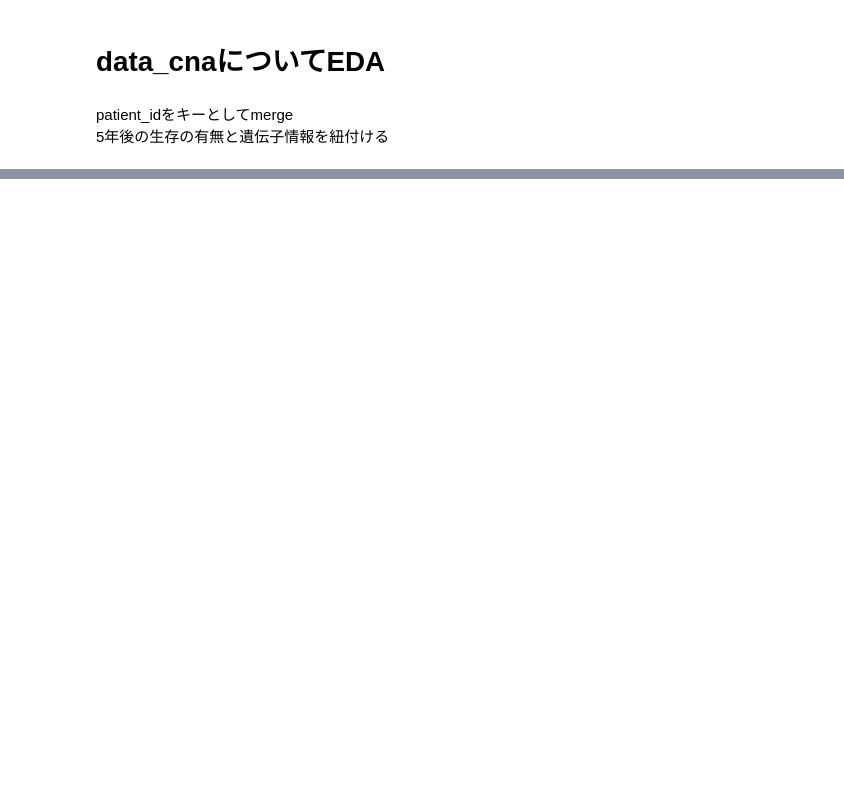
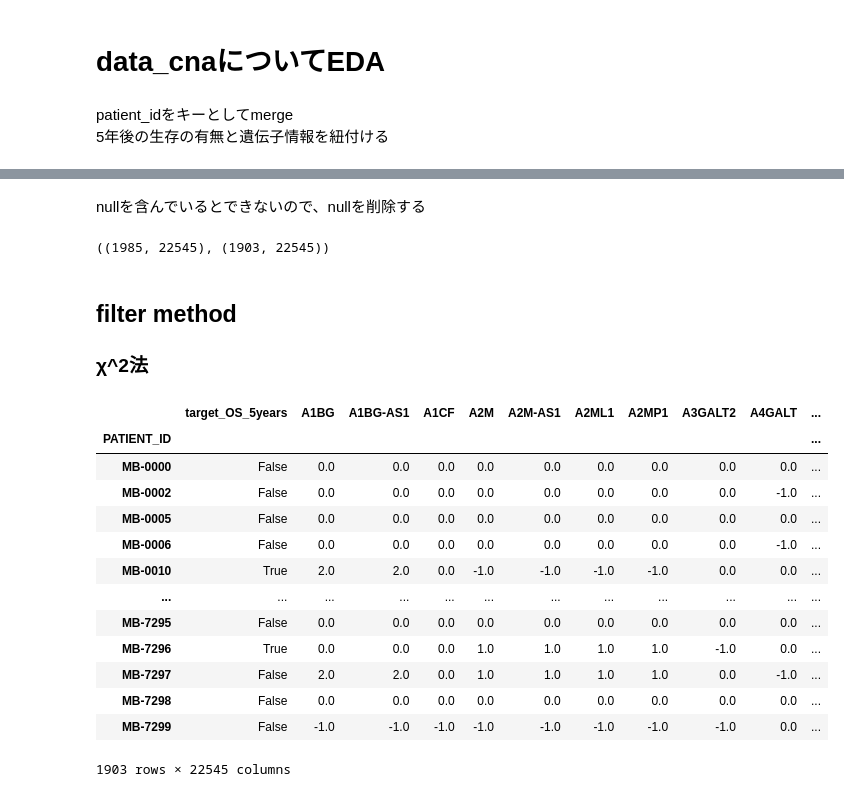
Before and after one commit to mono-clone/breast_cancer_analytics, a Jupyter notebook: notebooks/1.1-EDA_genes.ipynb, the cells around one changed output, grey strips where cells are left out. Saved outputs shown, nothing was run; the diff lists cells and outputs as text; code cells hidden in the pictures; blank space fills up the shorter version.

```diff
--- a/notebooks/1.1-EDA_genes.ipynb
+++ b/notebooks/1.1-EDA_genes.ipynb
@@ -254,0 +310,12 @@ array([False, True], dtype=object)
+# %% [markdown]
+nullを含んでいるとできないので、nullを削除する
+# %%
+df_MB_genes.shape, df_MB_genes.dropna().shape
+# %% [output]
+((1985, 22545), (1903, 22545))
+# %%
+df_MB_genes.dropna(inplace=True)
+# %% [markdown]
+## filter method
+
+### χ^2法
@@ -254,0 +326,17 @@ array([False, True], dtype=object)
+# %%
+df_MB_genes
+# %% [output]
+|  | target_OS_5years | A1BG | A1BG-AS1 | A1CF | A2M | A2M-AS1 | A2ML1 | A2MP1 | A3GALT2 | A4GALT | ... |
+| PATIENT_ID |  |  |  |  |  |  |  |  |  |  | ... |
+| MB-0000 | False | 0.0 | 0.0 | 0.0 | 0.0 | 0.0 | 0.0 | 0.0 | 0.0 | 0.0 | ... |
+| MB-0002 | False | 0.0 | 0.0 | 0.0 | 0.0 | 0.0 | 0.0 | 0.0 | 0.0 | -1.0 | ... |
+| MB-0005 | False | 0.0 | 0.0 | 0.0 | 0.0 | 0.0 | 0.0 | 0.0 | 0.0 | 0.0 | ... |
+| MB-0006 | False | 0.0 | 0.0 | 0.0 | 0.0 | 0.0 | 0.0 | 0.0 | 0.0 | -1.0 | ... |
+| MB-0010 | True | 2.0 | 2.0 | 0.0 | -1.0 | -1.0 | -1.0 | -1.0 | 0.0 | 0.0 | ... |
+| ... | ... | ... | ... | ... | ... | ... | ... | ... | ... | ... | ... |
+| MB-7295 | False | 0.0 | 0.0 | 0.0 | 0.0 | 0.0 | 0.0 | 0.0 | 0.0 | 0.0 | ... |
+| MB-7296 | True | 0.0 | 0.0 | 0.0 | 1.0 | 1.0 | 1.0 | 1.0 | -1.0 | 0.0 | ... |
+| MB-7297 | False | 2.0 | 2.0 | 0.0 | 1.0 | 1.0 | 1.0 | 1.0 | 0.0 | -1.0 | ... |
+| MB-7298 | False | 0.0 | 0.0 | 0.0 | 0.0 | 0.0 | 0.0 | 0.0 | 0.0 | 0.0 | ... |
+| MB-7299 | False | -1.0 | -1.0 | -1.0 | -1.0 | -1.0 | -1.0 | -1.0 | -1.0 | 0.0 | ... |
+1903 rows × 22545 columns
```
Also changed, not shown: parts of 14 cells of this notebook, 4 other files.
